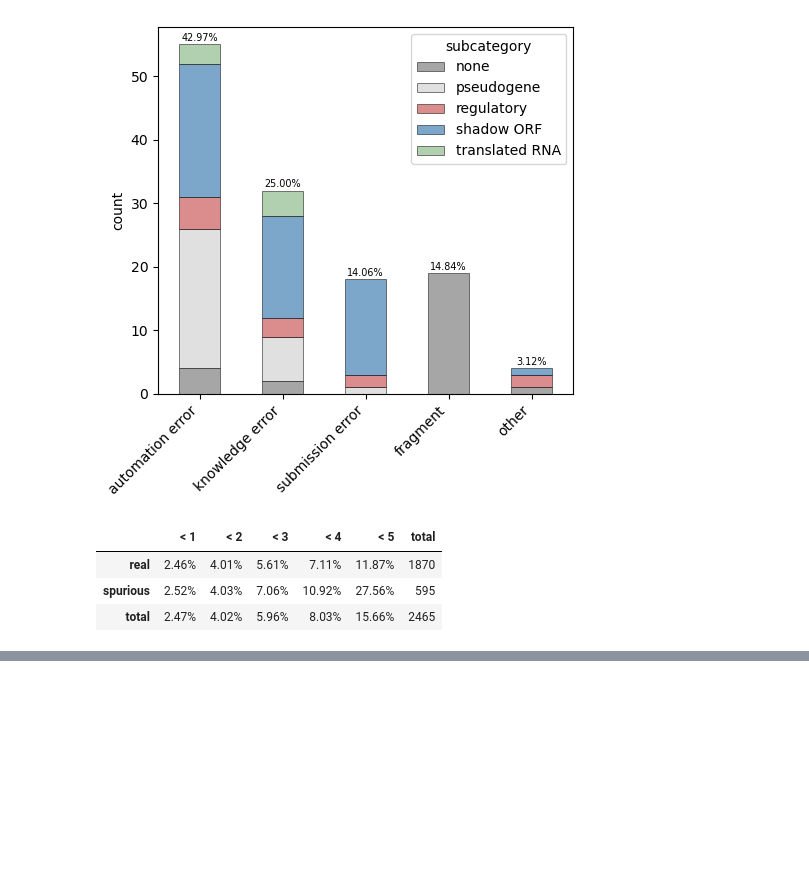
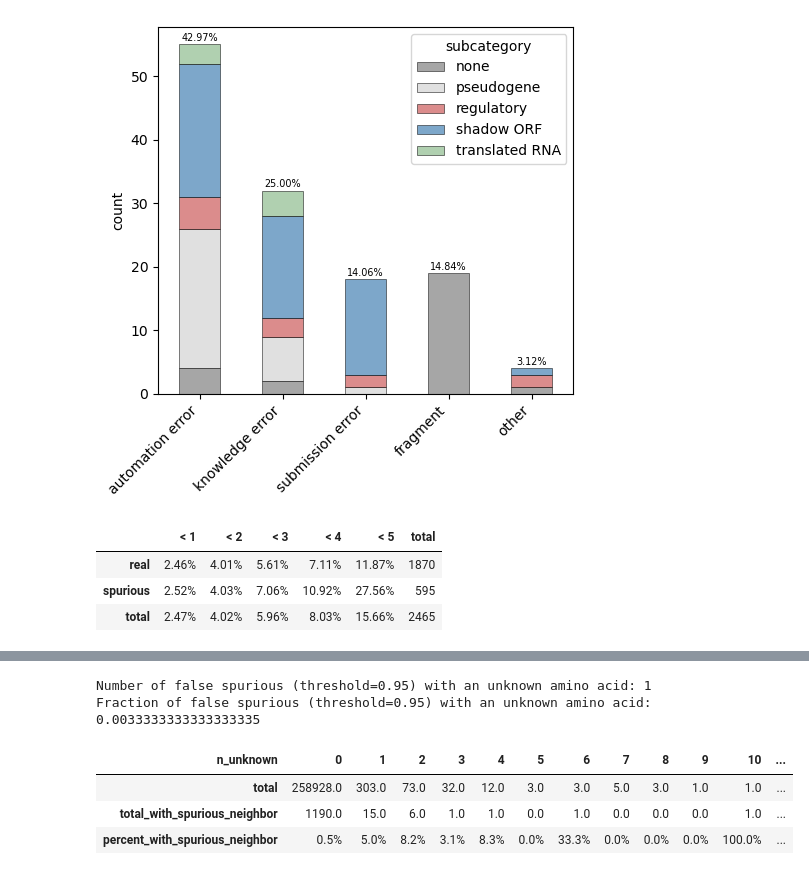
Before and after one commit to pipparichter/frugal, a Jupyter notebook: notebooks/results-2.ipynb, the cells around one changed output, grey strips where cells are left out. Drawn from its saved outputs; the diff is of its cells as text; code cells hidden in the pictures; blank space fills up the shorter version.

```diff
--- a/notebooks/results-2.ipynb
+++ b/notebooks/results-2.ipynb
@@ -82,7 +82,7 @@ def count_neighbors(neighbor_ids, label:int=0):
     return (results_df.loc[neighbor_ids].label == label).sum()
 
 def table(results_df:pd.DataFrame, min_distance_to_nearest_neighbor:float=30):
-    df = results_df[results_df.min_distance_to_neighbors > min_distance_to_nearest_neighbor].copy()
+    df = results_df[results_df.distance_to_nearest_neighbor > min_distance_to_nearest_neighbor].copy()
     # df.loc[np.intersect1d(mislabeled_ids, df.index), 'label'] = 0
     df['n_neighbors_spurious'] = df.neighbor_ids.apply(lambda ids : count_neighbors(ids, label=0))
     df['n_neighbors_real'] = df.neighbor_ids.apply(lambda ids : count_neighbors(ids, label=1))
@@ -129,0 +190,11 @@ df[df.model_output_1 < 0.5][['length', 'non_terminal_residue', 'existence', 'pro
+# %%
+results_df['n_unknown'] = results_df.seq.str.count('X')
+
+print('Maximum number of unknown amino acids in a real sequence:', results_df[results_df.label == 1].n_unknown.max())
+print('Maximum number of unknown amino acids in a spurious sequence:', results_df[results_df.label == 0].n_unknown.max(), end='\n\n')
+
+print('Mean number of unknown amino acids in a real sequence:', results_df[results_df.label == 1].n_unknown.mean())
+print('Mean number of unknown amino acids in a spurious sequence:', results_df[results_df.label == 0].n_unknown.mean(), end='\n\n')
+
+print('Fraction of real sequences with no unknown amino acids:', ((results_df.label == 1) & (results_df.n_unknown == 0)).sum() / (results_df.label == 1).sum())
+print('Fraction of spurious sequences with no unknown amino acids:', ((results_df.label == 0) & (results_df.n_unknown == 0)).sum() / (results_df.label == 0).sum())
@@ -129,0 +210,37 @@ df[df.model_output_1 < 0.5][['length', 'non_terminal_residue', 'existence', 'pro
+# %%
+threshold = 0.95
+results_df['model_label'] = np.where(results_df.model_output_0 > threshold, 0, 1)
+results_df['is_false_negative'] = (results_df.model_label == 0) & (results_df.label == 1)
+
+print(f'Number of false spurious (threshold={threshold}) with an unknown amino acid:', ((results_df.is_false_negative) & (results_df.n_unknown > 0)).sum())
+print(f'Fraction of false spurious (threshold={threshold}) with an unknown amino acid:', ((results_df.is_false_negative) & (results_df.n_unknown > 0)).sum() / results_df.is_false_negative.sum())
+# %% [output]
+Number of false spurious (threshold=0.95) with an unknown amino acid: 1
+Fraction of false spurious (threshold=0.95) with an unknown amino acid: 0.0033333333333333335
+# %%
+def table(results_df:pd.DataFrame, min_distance_to_nearest_neighbor:float=25):
+
+    n_unknown = np.arange(20)
+    results_df = results_df[(results_df.label == 1) & (results_df.distance_to_nearest_neighbor > min_distance_to_nearest_neighbor)].copy()
+    results_df['n_unknown'] = results_df.seq.str.count('X')
+    results_df['n_spurious_neighbors'] = results_df.neighbor_ids.apply(lambda ids : count_neighbors(ids, label=0))
+    results_df['has_spurious_neighbor'] = results_df.n_spurious_neighbors > 0
+    results_df = results_df[results_df.n_unknown.isin(n_unknown)].copy()
+
+    table_df = pd.DataFrame(index=n_unknown)
+    table_df['n_unknown'] = n_unknown
+    table_df['total'] = results_df.groupby('n_unknown').apply(len, include_groups=False)
+    table_df['total_with_spurious_neighbor'] = results_df.groupby('n_unknown').has_spurious_neighbor.sum()
+    table_df['percent_with_spurious_neighbor'] = 100 * table_df.total_with_spurious_neighbor / table_df.total
+    table_df = table_df.fillna(0)
+    table_df['percent_with_spurious_neighbor'] = [f'{p:.1f}%' for p in table_df.percent_with_spurious_neighbor]
+    table_df = table_df.set_index('n_unknown')
+    return table_df.T
+# %%
+table_df = table(results_df, min_distance_to_nearest_neighbor=0)
+table_df
+# %% [output]
+| n_unknown | 0 | 1 | 2 | 3 | 4 | 5 | 6 | 7 | 8 | 9 | 10 | ... |
+| total | 258928.0 | 303.0 | 73.0 | 32.0 | 12.0 | 3.0 | 3.0 | 5.0 | 3.0 | 1.0 | 1.0 | ... |
+| total_with_spurious_neighbor | 1190.0 | 15.0 | 6.0 | 1.0 | 1.0 | 0.0 | 1.0 | 0.0 | 0.0 | 0.0 | 1.0 | ... |
+| percent_with_spurious_neighbor | 0.5% | 5.0% | 8.2% | 3.1% | 8.3% | 0.0% | 33.3% | 0.0% | 0.0% | 0.0% | 100.0% | ... |
```
Also changed, not shown: parts of 5 cells of this notebook, 4 other files.
